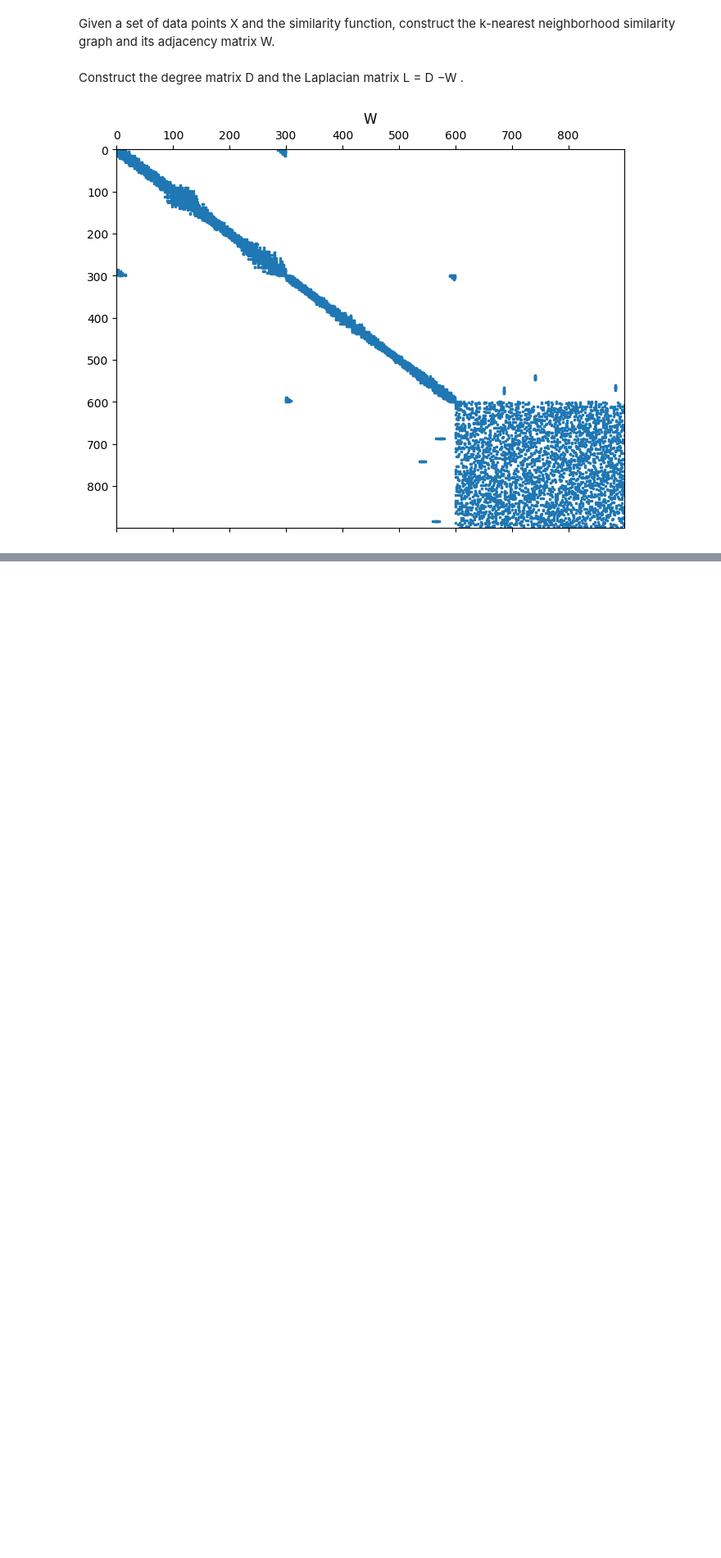
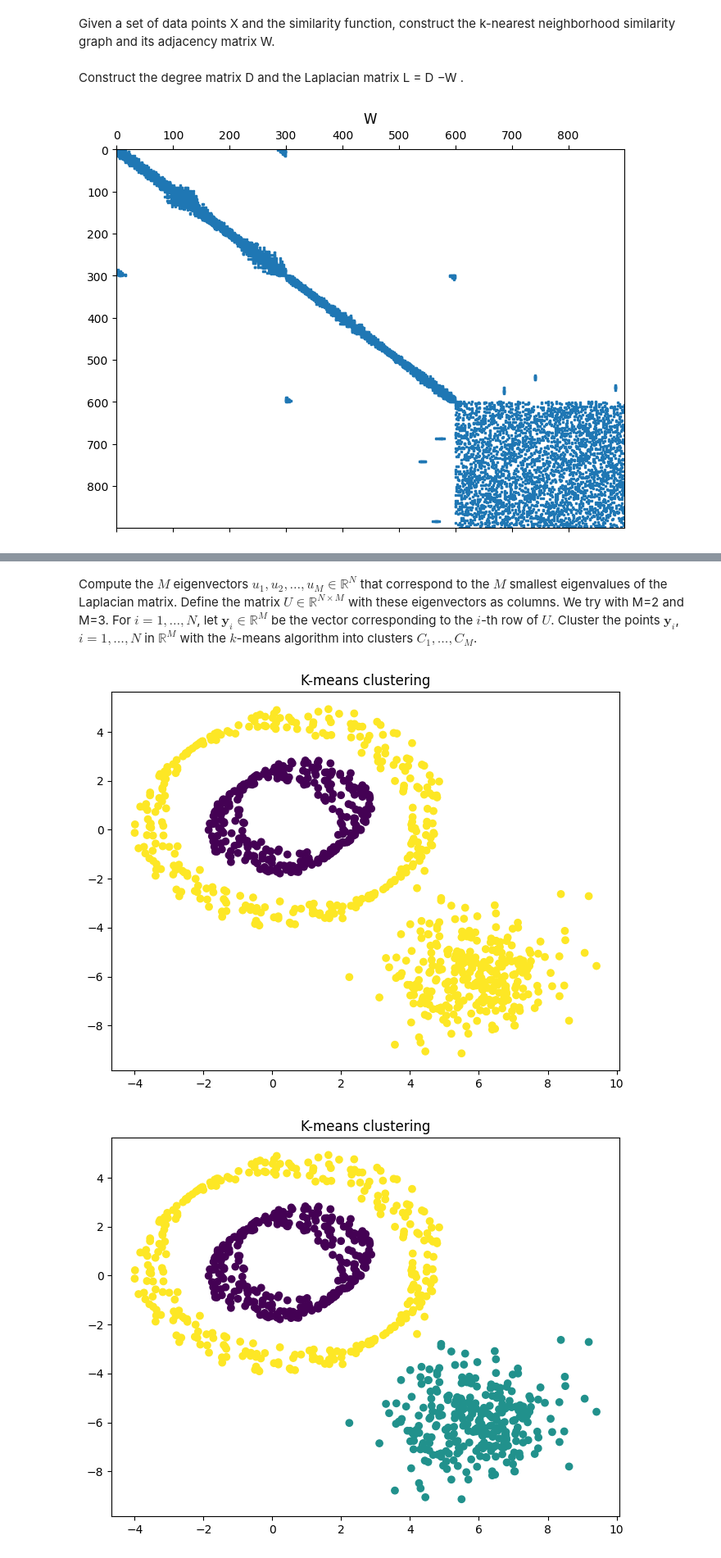
Before and after one commit to chiaramaretto/CA-Homework2, a Jupyter notebook: Maretto_Gosmar_HWSC.ipynb, the cells around one changed output, grey strips where cells are left out. Shown at 82% size. Cells and saved outputs as stored; diff of their text form; code cells hidden in the pictures; blank space fills up the shorter version.

Commit message:
algorithm implementation

```diff
--- a/Maretto_Gosmar_HWSC.ipynb
+++ b/Maretto_Gosmar_HWSC.ipynb
@@ -90,0 +132,20 @@ L = D - W
+# %% [markdown]
+Compute the $M$ eigenvectors $u_1, u_2, \dots, u_M \in \mathbb{R}^N$ that correspond to the $M$ smallest eigenvalues of the Laplacian matrix. Define the matrix $U \in \mathbb{R}^{N \times M}$ with these eigenvectors as columns. We try with M=2 and M=3.
+For $i = 1, \dots, N$, let $\mathbf{y}_i \in \mathbb{R}^M$ be the vector corresponding to the $i$-th row of $U$. Cluster the points $\mathbf{y}_i$, $i = 1, \dots, N$ in $\mathbb{R}^M$ with the $k$-means algorithm into clusters $C_1, \dots, C_M$.
+# %%
+def show_clustering(df):
+    plt.figure(figsize=(8, 6))
+    plt.scatter(df['x'], df['y'], c=df['cluster'])
+    plt.title("K-means clustering")
+    plt.show()
+# %%
+M = [2,3]
+for m in M:
+    U = eigenvectors[:, 0:m]
+    km = KMeans(n_clusters=m)
+    km.fit(U)
+    circle['cluster'] = km.labels_
+    show_clustering(circle)
+# %% [output]
+[figure, added]
+[figure, added]
```
Also changed, not shown: parts of 21 cells of this notebook.
